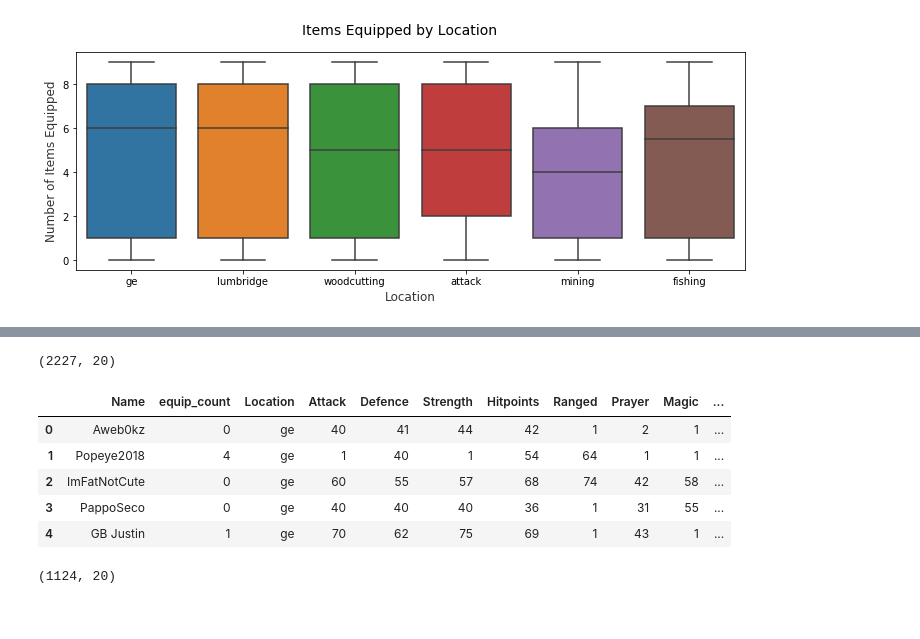
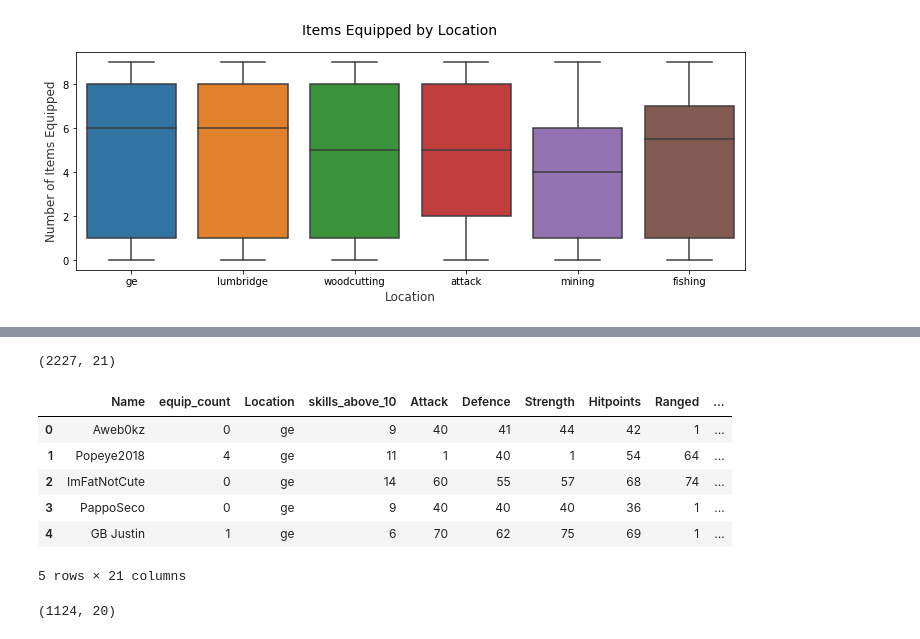
Before and after one commit to chriskok/BotClassification-OSRS, a Jupyter notebook: EDA.ipynb, the cells around one changed output, grey strips where cells are left out. Cells and saved outputs as stored; diff of their text form; code cells hidden in the pictures.

Commit message:
Added count of skills above lvl 10

```diff
--- a/EDA.ipynb
+++ b/EDA.ipynb
@@ -258,3 +258,16 @@ ax.set_ylabel("Number of Items Equipped",size = 12,alpha=0.8)
 # %% [output]
 Text(0, 0.5, 'Number of Items Equipped')
 [figure]
+# %%
+f2p_array = ['Attack', 'Defence', 'Strength','Hitpoints', 'Ranged', 'Prayer', 'Magic', 'Cooking', 'Woodcutting',\
+           'Runecrafting', 'Fishing', 'Firemaking', 'Crafting', 'Smithing', 'Mining']
+
+def count_skills_above_10 (row):
+    total_skills = 0
+    for skill_name in f2p_array:
+        if (row[skill_name] > 10):
+            total_skills += 1
+    return total_skills
+
+eng_df['skills_above_10'] = eng_df.apply (lambda row: count_skills_above_10(row), axis=1)
+eng_df.head()
@@ -261,24 +293,25 @@ Text(0, 0.5, 'Number of Items Equipped')
 # %%
 f2p_array = ['Attack', 'Defence', 'Strength','Hitpoints', 'Ranged', 'Prayer', 'Magic', 'Cooking', 'Woodcutting',\
            'Runecrafting', 'Fishing', 'Firemaking', 'Crafting', 'Smithing', 'Mining']
-kept_features = ['Name', 'equip_count', 'Location']
+kept_features = ['Name', 'equip_count', 'Location', 'skills_above_10']
 kept_features.extend(f2p_array)
 
 eng_df_selected = eng_df.loc[:, kept_features]
 
 eng_df_selected['skill_mean'] = eng_df_selected[f2p_array].mean(axis=1)
 eng_df_selected['skill_std'] = eng_df_selected[f2p_array].std(axis=1)
 
 print(eng_df_selected.shape)
 eng_df_selected.head()
 # %% [output]
-(2227, 20)
+(2227, 21)
-|  | Name | equip_count | Location | Attack | Defence | Strength | Hitpoints | Ranged | Prayer | Magic | ... |
-| 0 | Aweb0kz | 0 | ge | 40 | 41 | 44 | 42 | 1 | 2 | 1 | ... |
-| 1 | Popeye2018 | 4 | ge | 1 | 40 | 1 | 54 | 64 | 1 | 1 | ... |
-| 2 | ImFatNotCute | 0 | ge | 60 | 55 | 57 | 68 | 74 | 42 | 58 | ... |
-| 3 | PappoSeco | 0 | ge | 40 | 40 | 40 | 36 | 1 | 31 | 55 | ... |
-| 4 | GB Justin | 1 | ge | 70 | 62 | 75 | 69 | 1 | 43 | 1 | ... |
+|  | Name | equip_count | Location | skills_above_10 | Attack | Defence | Strength | Hitpoints | Ranged | ... |
+| 0 | Aweb0kz | 0 | ge | 9 | 40 | 41 | 44 | 42 | 1 | ... |
+| 1 | Popeye2018 | 4 | ge | 11 | 1 | 40 | 1 | 54 | 64 | ... |
+| 2 | ImFatNotCute | 0 | ge | 14 | 60 | 55 | 57 | 68 | 74 | ... |
+| 3 | PappoSeco | 0 | ge | 9 | 40 | 40 | 40 | 36 | 1 | ... |
+| 4 | GB Justin | 1 | ge | 6 | 70 | 62 | 75 | 69 | 1 | ... |
+5 rows × 21 columns
 # %%
 eng_split_df = eng_df_selected.loc[eng_df_selected['Location'].isin(['mining', 'ge'])]
 eng_split_df = eng_split_df.reset_index(drop=True)
```
Also changed, not shown: parts of 2 cells of this notebook.
